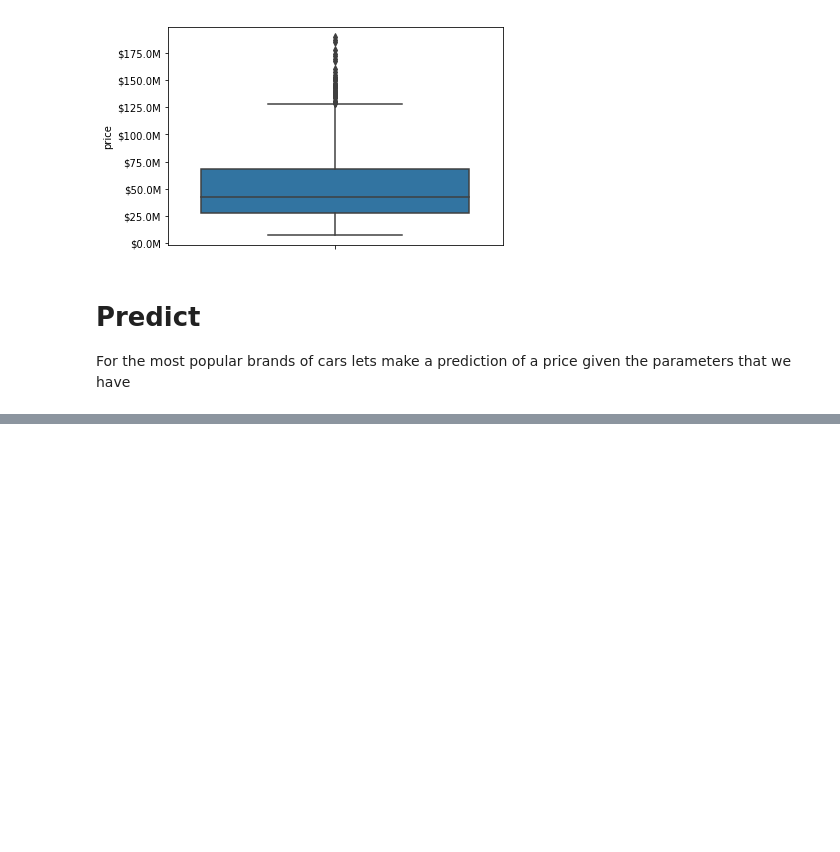
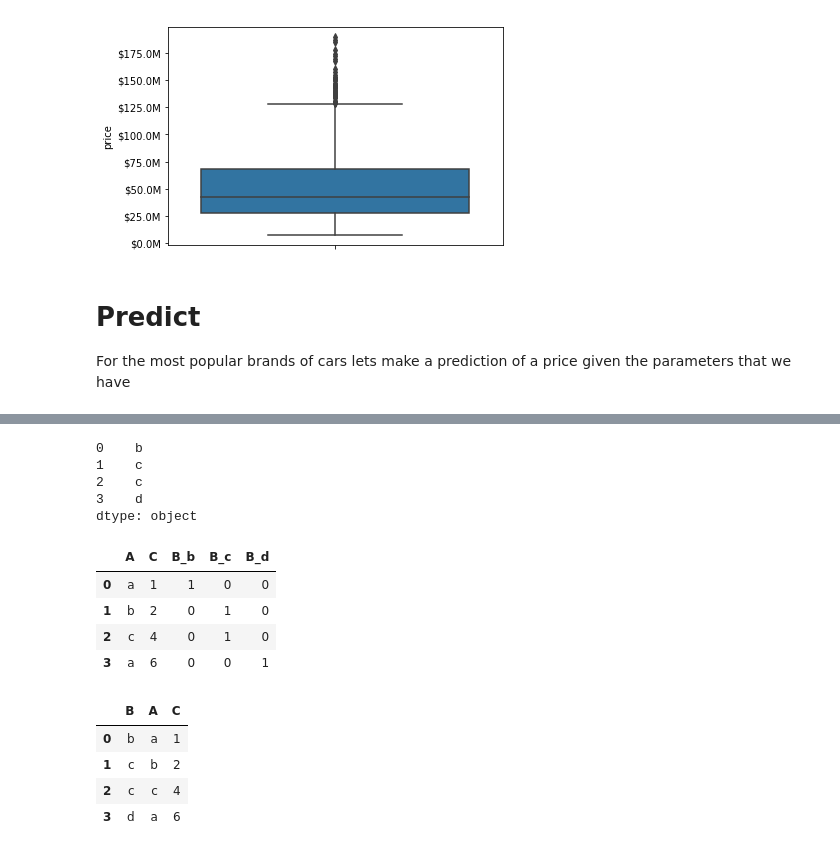
Before and after one commit to richardmon/car-prediction, a Jupyter notebook: Features, Exploratio and Prediction.ipynb, the cells around one changed output, grey strips where cells are left out. Cells and saved outputs as stored; diff of their text form; code cells hidden in the pictures; blank space fills up the shorter version.

```diff
--- a/Features, Exploratio and Prediction.ipynb
+++ b/Features, Exploratio and Prediction.ipynb
@@ -356,0 +403,27 @@ mcle.transform_
+# %%
+output[column_encoding[1]['new_columns']].idxmax(axis=1).map(lambda x: str(x).replace(column_encoding[1]['column'] + '_', ''))
+# %% [output]
+0    b
+1    c
+2    c
+3    d
+dtype: object
+# %%
+back = output.copy()
+for encoding in column_encoding:
+    new_out = output[encoding['new_columns']].idxmax(axis=1)
+    new_out_clean = new_out.map(lambda x: x.replace(encoding['column']+'_', ''))
+    new_clean_df = pd.DataFrame(data=new_out_clean, columns=[encoding['column']])
+    back = pd.concat([new_clean_df, back], axis=1).drop(columns=encoding['new_columns'])
+    display(back)
+# %% [output]
+|  | A | C | B_b | B_c | B_d |
+| 0 | a | 1 | 1 | 0 | 0 |
+| 1 | b | 2 | 0 | 1 | 0 |
+| 2 | c | 4 | 0 | 1 | 0 |
+| 3 | a | 6 | 0 | 0 | 1 |
+|  | B | A | C |
+| 0 | b | a | 1 |
+| 1 | c | b | 2 |
+| 2 | c | c | 4 |
+| 3 | d | a | 6 |
```
Also changed, not shown: parts of 9 cells of this notebook.
